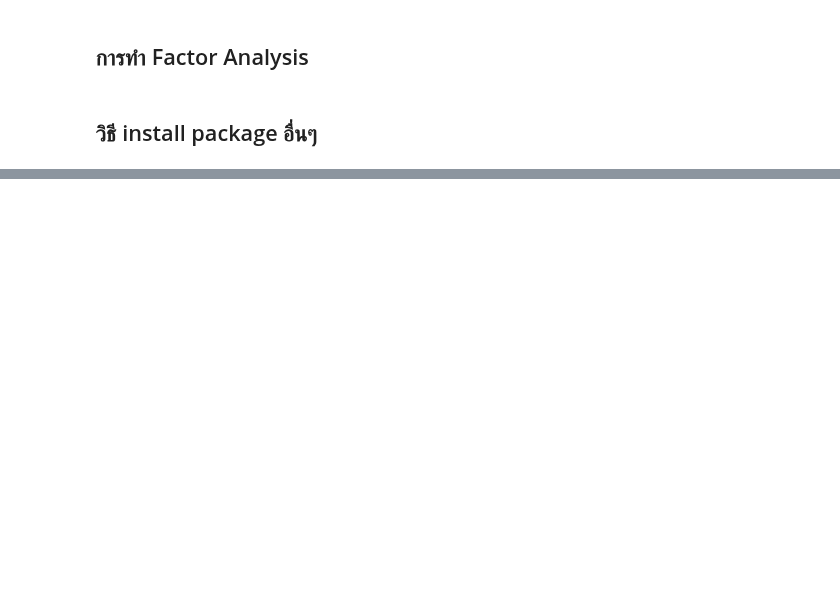
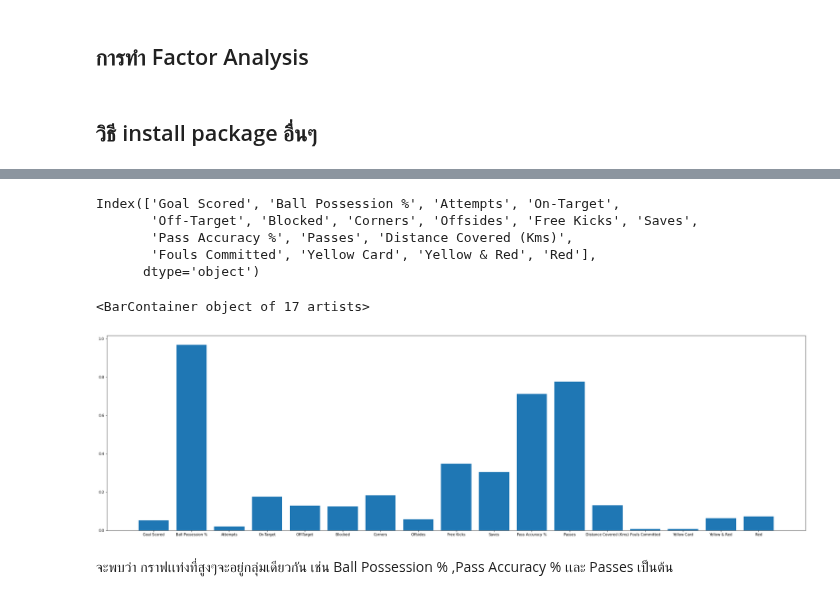
Before and after one commit to SupidchayaTangkidwanich/multivariate, a Jupyter notebook: Chapter_5_Factor_Analysis.ipynb, the cells around one changed output, grey strips where cells are left out. Saved outputs shown, nothing was run; the diff lists cells and outputs as text; code cells hidden in the pictures; blank space fills up the shorter version.

```diff
--- a/Chapter_5_Factor_Analysis.ipynb
+++ b/Chapter_5_Factor_Analysis.ipynb
@@ -292,0 +450,19 @@ FIFA_data_dropped
+# %%
+FIFA_data_dropped.columns # เอาชื่อหัวตารางที่ใช้มา
+# %% [output]
+Index(['Goal Scored', 'Ball Possession %', 'Attempts', 'On-Target',
+       'Off-Target', 'Blocked', 'Corners', 'Offsides', 'Free Kicks', 'Saves',
+       'Pass Accuracy %', 'Passes', 'Distance Covered (Kms)',
+       'Fouls Committed', 'Yellow Card', 'Yellow & Red', 'Red'],
+      dtype='object')
+# %%
+ plt.subplots(figsize=(35,10)) # ไว้ขยาย size กราฟเเท่ง (ความกว้าง,ความยาว)
+plt.bar(range(17),np.absolute(fa2.loadings_[:,0]),tick_label=['Goal Scored', 'Ball Possession %', 'Attempts', 'On-Target',
+       'Off-Target', 'Blocked', 'Corners', 'Offsides', 'Free Kicks', 'Saves',
+       'Pass Accuracy %', 'Passes', 'Distance Covered (Kms)',
+       'Fouls Committed', 'Yellow Card', 'Yellow & Red', 'Red'])  # bar -> bar chart กราฟเเท่ง ตัวเเปรสูงๆอยู่กลุ่มเดียวกัน
+# %% [output]
+<BarContainer object of 17 artists>
+[figure, added]
+# %% [markdown]
+จะพบว่า กราฟเเท่งที่สูงๆจะอยู่กลุ่มเดียวกัน เช่น Ball Possession % ,Pass Accuracy % เเละ Passes เป็นต้น
```
Also changed, not shown: parts of 34 cells of this notebook.
